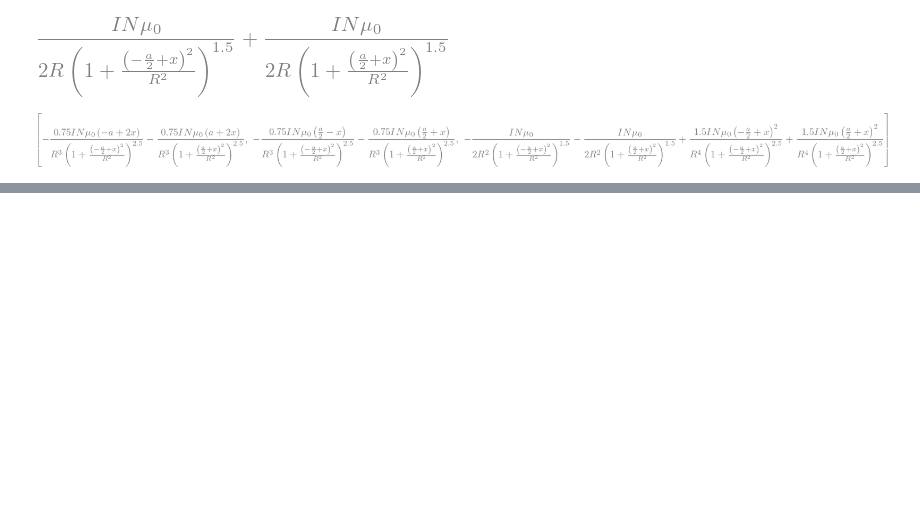
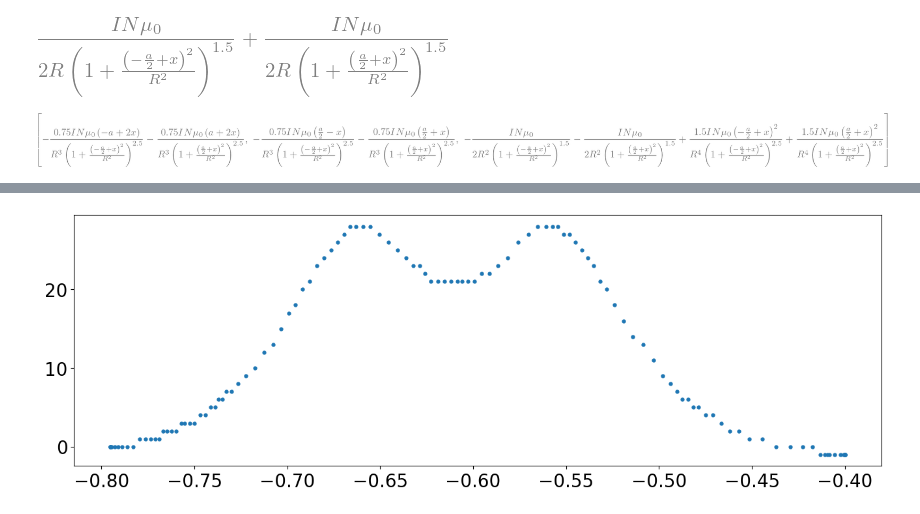
Before and after one commit to nikolaiborbe/uni, a Jupyter notebook: ElMag/lab1/Usikkerhetsanalyse.ipynb, the cells around one changed output, grey strips where cells are left out. Cells and saved outputs as stored; diff of their text form; code cells hidden in the pictures; blank space fills up the shorter version.

```diff
--- a/ElMag/lab1/Usikkerhetsanalyse.ipynb
+++ b/ElMag/lab1/Usikkerhetsanalyse.ipynb
@@ -54,0 +105,5 @@ $$
+# %%
+plt.plot(x1, y1, ".")
+plt.show()
+# %% [output]
+[figure, added]
```
Also changed, not shown: parts of 8 cells of this notebook, 1 other file.
